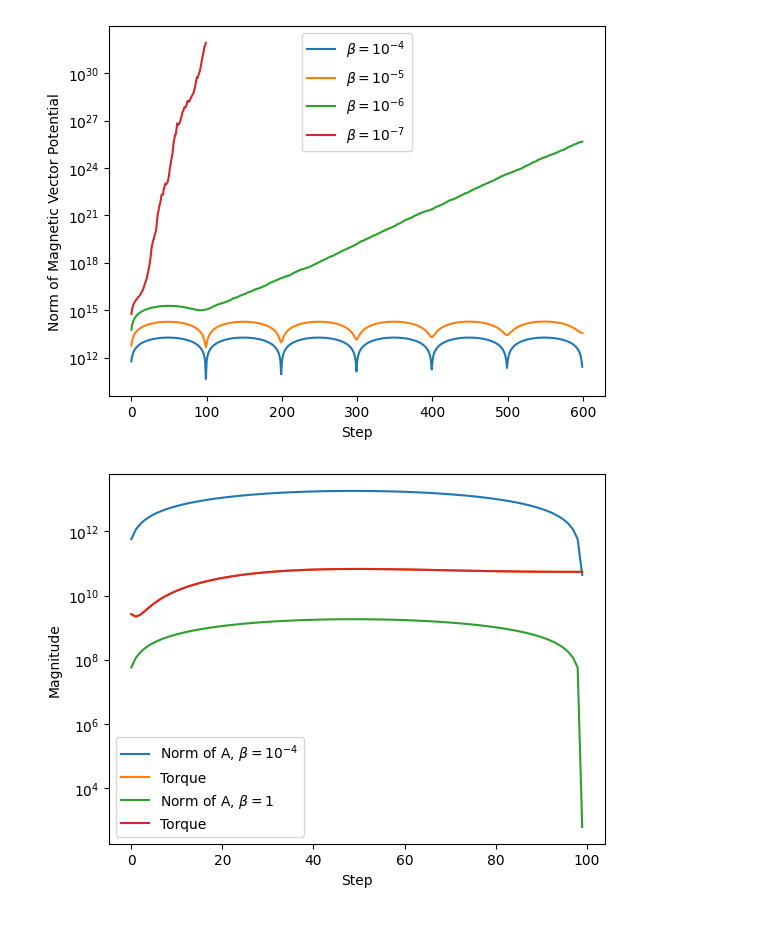
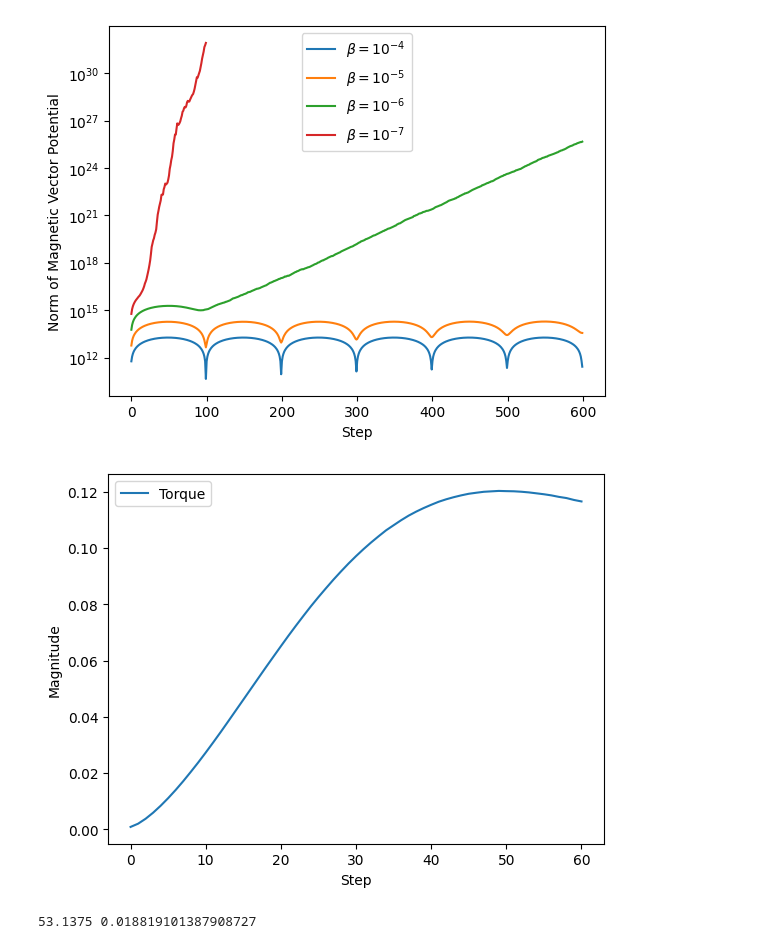
Before and after one commit to falcon75/TEAM30, a Jupyter notebook: analysis.ipynb, the cells around one changed output. Cells and saved outputs as stored; diff of their text form; code cells hidden in the pictures.

```diff
--- a/analysis.ipynb
+++ b/analysis.ipynb
@@ -19,17 +19,19 @@ fig.savefig("results/compare_beta.pdf", bbox_inches='tight', dpi=200)
 # %%
 fig, ax = plt.subplots()
 
-df = pd.read_csv(f"results/torque.csv")
-ax.plot(df["step"], df["norm_A"], label=fr"Norm of A, $\beta = 10^{{-4}}$")
+df = pd.read_csv(f"results/torque_beta_1.csv")
+# ax.plot(df["step"], df["norm_A"], label=fr"Norm of A, $\beta = 10^{{-4}}$")
 ax.plot(df["step"], df["torque"], label=f"Torque")
-# df1 = pd.read_csv(f"results/torque_beta_1.csv")
-# ax.plot(df1["step"], df1["norm_A"], label=r"Norm of A, $\beta = 1$")
-# ax.plot(df1["step"], df1["torque"], label=f"Torque")
 
-ax.set_yscale('log')
+# ax.set_yscale('log')
 ax.set_xlabel("Step")
 ax.set_ylabel("Magnitude")
 ax.legend()
 fig.savefig("results/torque.pdf", bbox_inches='tight', dpi=200)
 # %% [output]
-[figure, old version]
+[figure, new version]
+# %%
+a = 3.8259 / 0.072
+print(a, 1/a)
+# %% [output]
+53.1375 0.018819101387908727
```
Also changed, not shown: parts of 4 cells of this notebook, 4 other files.
